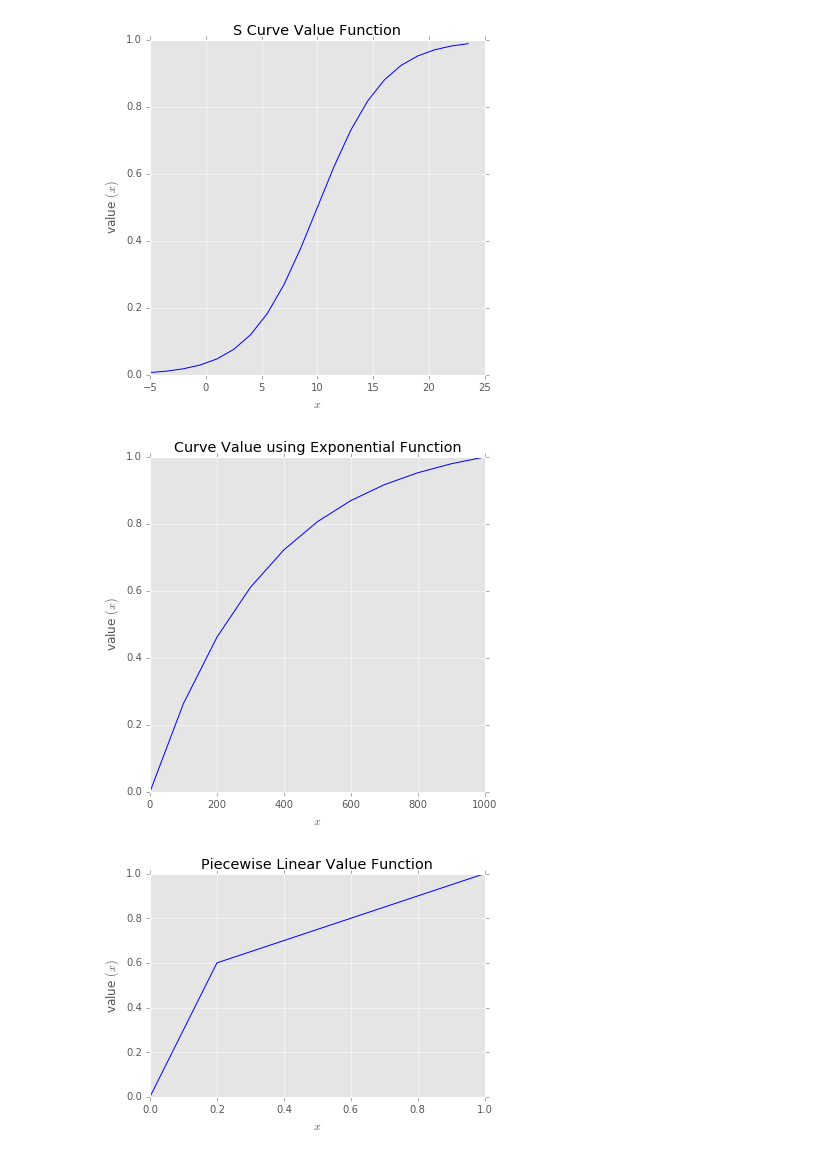
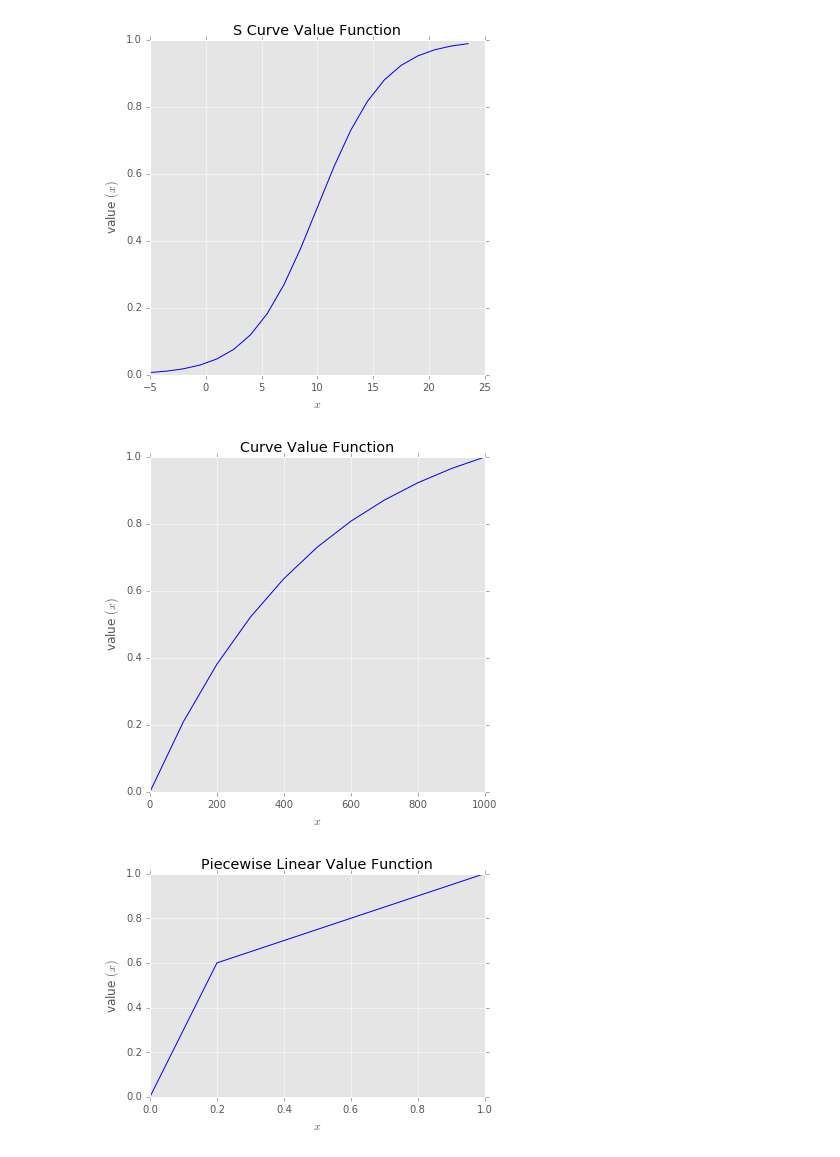
Before and after one commit to dmryer/Python, a Jupyter notebook: Value Functions.ipynb, the cells around one changed output. Saved outputs shown, nothing was run; the diff lists cells and outputs as text; code cells hidden in the pictures.

```diff
--- a/Value Functions.ipynb
+++ b/Value Functions.ipynb
@@ -41,31 +41,31 @@ plt.ylabel('value $(x)$')
 # %%
 # Plot Exponential Function
 import numpy as np
 import matplotlib.pyplot as plt
 %matplotlib inline
 
 ####################
 # Input Values Here:
 low = 0.0                        # important to keep input a float
 high = 1000.0                    # important to keep input a float
 increment = 11
-rho = 350
+rho = 500
 # Simply switch value inputs for low and high for the inverse function
 ###################
 
 # Define the Exponential Function
 x = np.linspace(low, high, increment)
 y = (1 - np.exp(-(x - low)/rho))/(1 - np.exp(-(high - low)/rho))
 
 # Plot curve
 plt.figure(figsize=(6,6))
 plt.plot(x, y,'b-')
-plt.title('Curve Value using Exponential Function')
+plt.title('Curve Value Function')
 plt.xlabel('$x$')
 plt.ylabel('value $(x)$')
 plt.show()
 # %% [output]
-[figure, old version]
+[figure, new version]
 # %%
 # Plot Piecewise Linear Function
 
```
